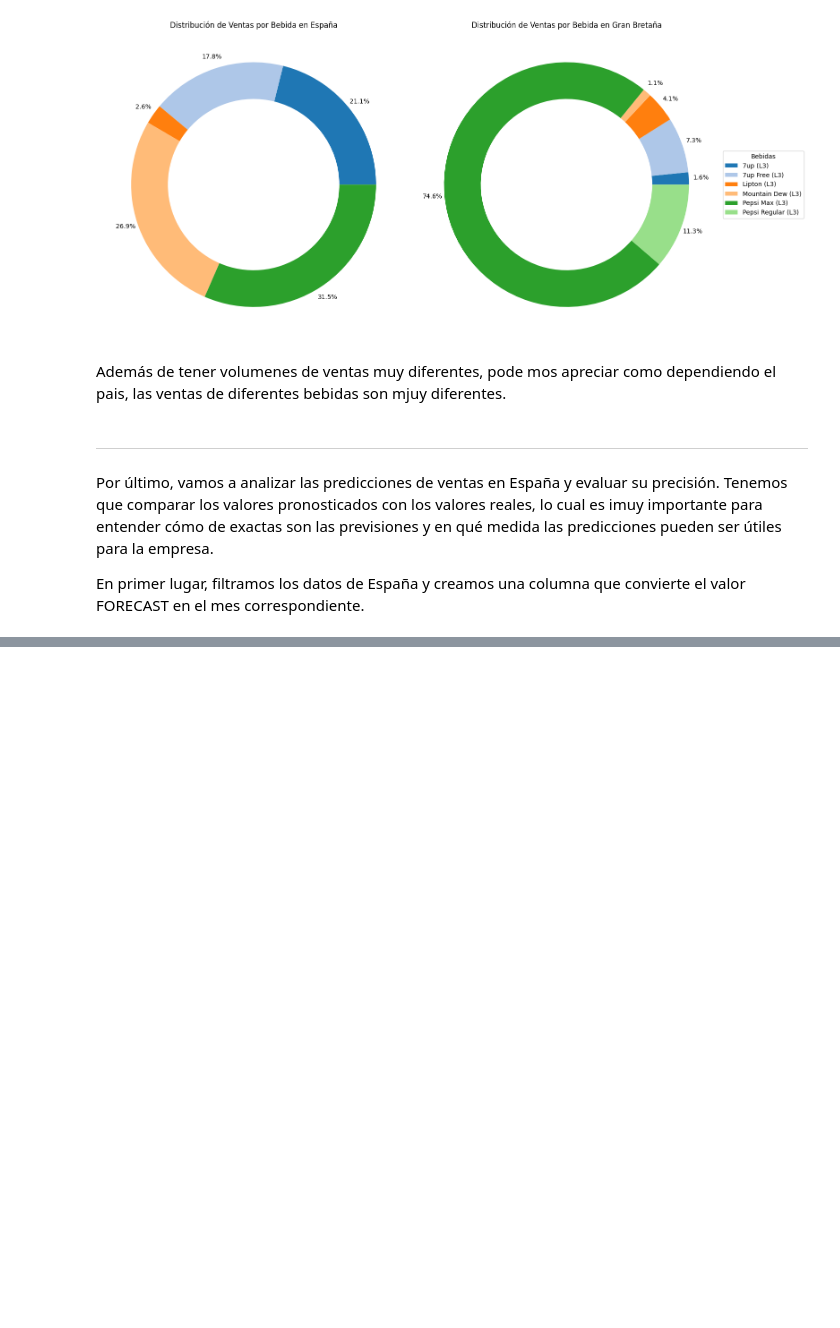
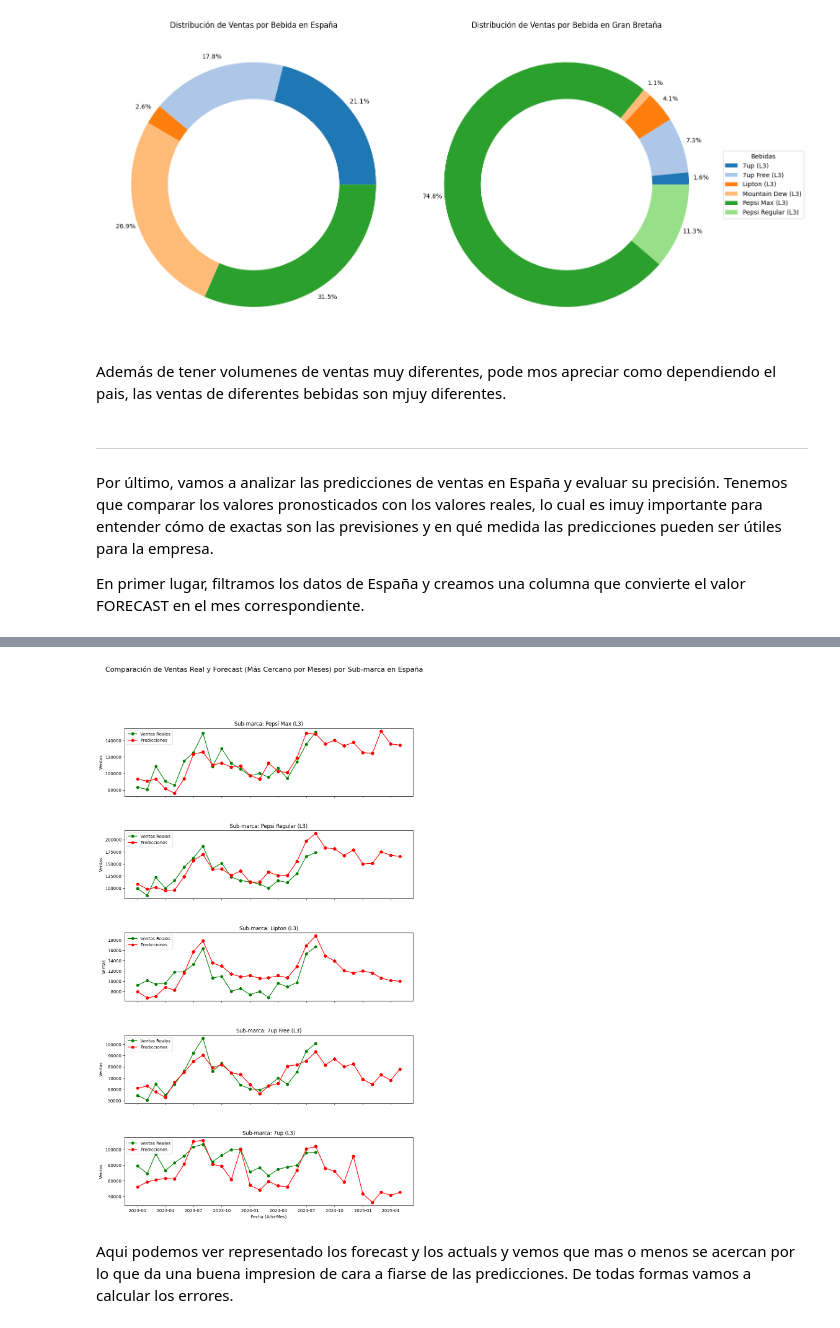
Before and after one commit to davidms22/UFV_Visualizacion, a Jupyter notebook: Ejercicios Clase /Clase_2.ipynb, the cells around one changed output, grey strips where cells are left out. Cells and saved outputs as stored; diff of their text form; code cells hidden in the pictures; blank space fills up the shorter version.

```diff
--- a/Ejercicios Clase /Clase_2.ipynb
+++ b/Ejercicios Clase /Clase_2.ipynb
@@ -666,0 +685,19 @@ Por último, vamos a analizar las predicciones de ventas en España y evaluar su
+# %%
+df['MESPRED'] = df['FORECAST'].map(forecast_a_mes)
+
+df['MESPRED'] = pd.to_numeric(df['MESPRED'], errors='coerce').astype('Int64')
+
+df['PERIODO2'] = pd.to_datetime(
+    df['FORECAST_YEAR'].astype('Int64', errors='ignore').astype(str) + '-' +
+    df['MESPRED'].fillna(1).astype(int).astype(str).str.zfill(2),
+    errors='coerce'
+)
+
+df.loc[:, 'PERIODO'] = pd.to_datetime(df['YEAR'].astype(str) + '-' + df['MONTH'].astype(str).str.zfill(2))
+# %%
+df['DISTANCIA_MESES'] = (
+    (df['PERIODO'].dt.year - df['PERIODO2'].dt.year) * 12 +
+    (df['PERIODO'].dt.month - df['PERIODO2'].dt.month)
+)
+
+print(df[['PERIODO', 'PERIODO2', 'DISTANCIA_MESES']])
@@ -666,0 +719,40 @@ Por último, vamos a analizar las predicciones de ventas en España y evaluar su
+# %%
+# Filtrar los datos de valores reales y predicciones para España
+actuals = df[df['SCENARIO'] == 'actual']
+forecast = df[df['SCENARIO'] == 'AI_forecast']
+
+# Crear subplots para cada sub-marca
+subbrands = df['SUBBRAND'].unique()
+num_subplots = len(subbrands)
+fig, axes = plt.subplots(num_subplots, 1, figsize=(12, 4 * num_subplots), sharex=True)
+fig.suptitle('Comparación de Ventas Real y Forecast (Más Cercano por Meses) por Sub-marca en España', fontsize=16)
+fig.subplots_adjust(hspace=0.5)
+
+# Generar cada subplot para cada sub-marca
+for i, subbrand in enumerate(subbrands):
+    ax = axes[i] if num_subplots > 1 else axes
+
+    # Filtrar datos por sub-marca y ordenar por fecha
+    actuals_subbrand = actuals[actuals['SUBBRAND'] == subbrand].sort_values('PERIODO')
+    forecast_subbrand = forecast[forecast['SUBBRAND'] == subbrand].sort_values('PERIODO')
+
+    # Graficar los valores reales (actuals) en verde con línea
+    ax.plot(actuals_subbrand['PERIODO'], actuals_subbrand['AMOUNT'], color='green', label='Ventas Reales', linestyle='-', marker='o')
+
+    # Graficar los valores de predicción más cercanos (forecast) en rojo con línea
+    ax.plot(forecast_subbrand['PERIODO'], forecast_subbrand['CLOSEST_FORECAST'], color='red', label='Predicciones', linestyle='-', marker='o')
+
+    # Configurar el subplot
+    ax.set_title(f'Sub-marca: {subbrand}')
+    ax.set_ylabel('Ventas')
+    ax.set_facecolor('white')  # Fondo blanco
+    ax.legend(loc='upper left')
+
+# Configuración general del gráfico
+axes[-1].set_xlabel('Fecha (Año-Mes)')
+plt.grid(False)  # Sin cuadrícula
+plt.show()
+# %% [output]
+[figure, added]
+# %% [markdown]
+Aqui podemos ver representado los forecast y los actuals y vemos que mas o menos se acercan por lo que da una buena impresion de cara a fiarse de las predicciones. De todas formas vamos a calcular los errores.
```
Also changed, not shown: parts of 4 cells of this notebook.
